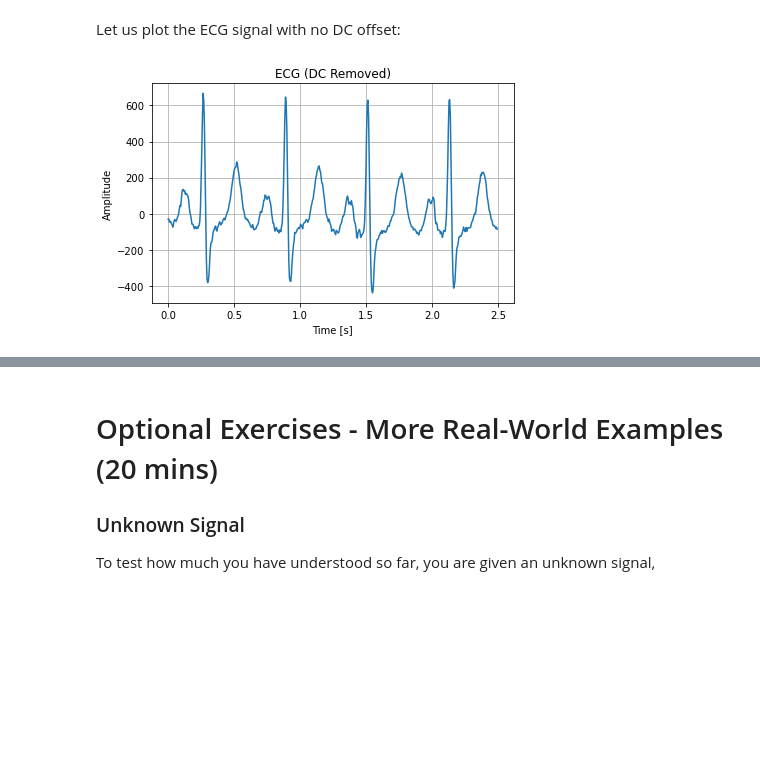
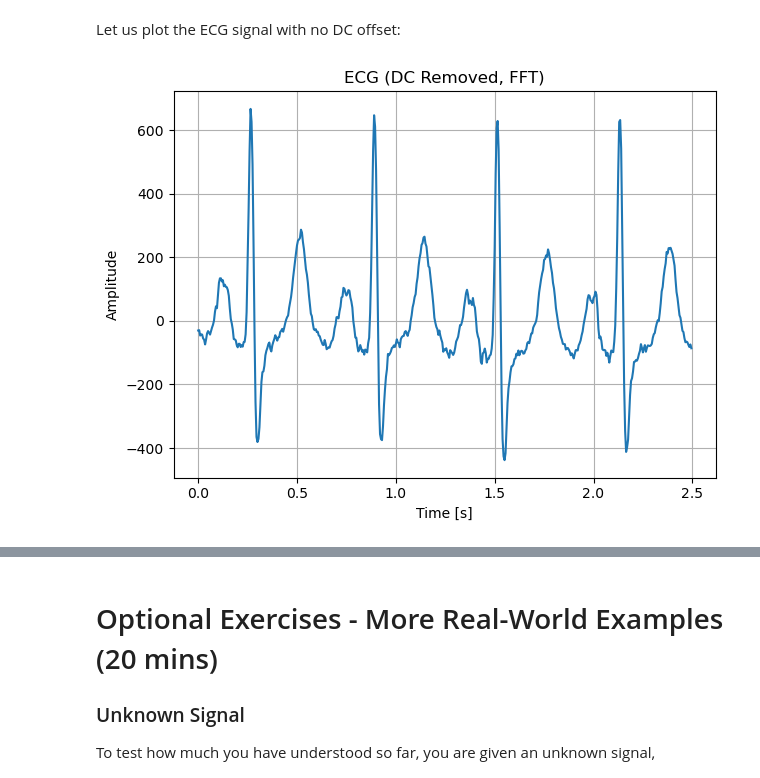
Before and after one commit to timothycdc/SnS-lab, a Jupyter notebook: EX3.ipynb, the cells around one changed output, grey strips where cells are left out. Drawn from its saved outputs; the diff is of its cells as text; code cells hidden in the pictures; blank space fills up the shorter version.

```diff
--- a/EX3.ipynb
+++ b/EX3.ipynb
@@ -388,10 +581,10 @@ ecg_no_dc = np.real(ifft(ECG))
 # %% [markdown]
 Let us plot the ECG signal with no DC offset:
 # %%
-plt = plot_signal(t, ecg_no_dc, title='ECG (DC Removed)', xlabel='Time [s]', ylabel='Amplitude')
+plt = plot_signal(t, ecg_no_dc, title='ECG (DC Removed, FFT)', xlabel='Time [s]', ylabel='Amplitude')
 plt.show()
 # %% [output]
-[figure, old version]
+[figure, new version]
 # %% [markdown]
 **Question 3.13**: Plot the spectra of the `ecg_no_dc` signal. Make sure that you can interpret the frequency axis. Deduce the the person's heart rate in beats per minute. Does this result make sense when compared to your plot of `ecg_no_dc` in the time domain?
 
```
Also changed, not shown: parts of 36 cells of this notebook, 6 other files.
